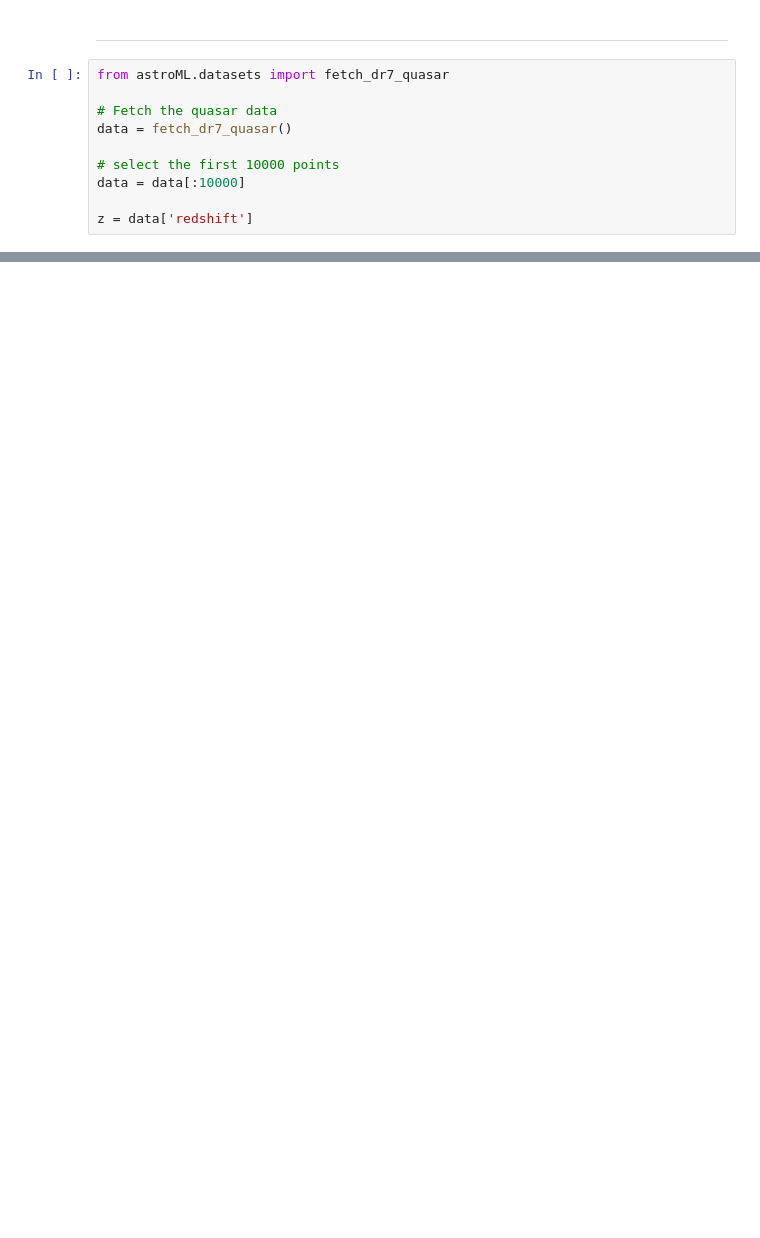
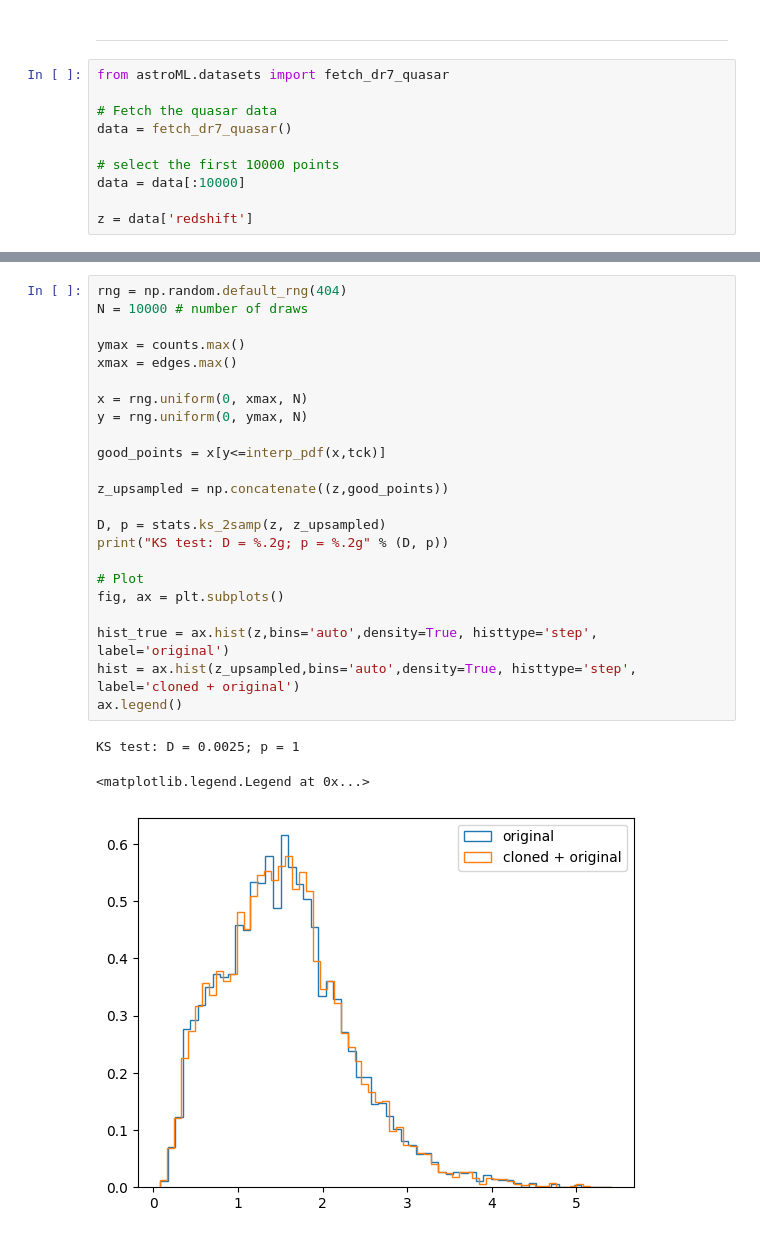
Before and after one commit to FraNob/astrostatistics_bicocca_2022, a Jupyter notebook: working/W05_quasars.ipynb, the cells around one changed output, grey strips where cells are left out. Drawn from its saved outputs; the diff is of its cells as text; blank space fills up the shorter version.

```diff
--- a/working/W05_quasars.ipynb
+++ b/working/W05_quasars.ipynb
@@ -28,0 +72,27 @@ z = data['redshift']
+# %%
+rng = np.random.default_rng(404)
+N = 10000 # number of draws
+
+ymax = counts.max()
+xmax = edges.max()
+
+x = rng.uniform(0, xmax, N)
+y = rng.uniform(0, ymax, N)
+
+good_points = x[y<=interp_pdf(x,tck)]
+
+z_upsampled = np.concatenate((z,good_points))
+
+D, p = stats.ks_2samp(z, z_upsampled)
+print("KS test: D = %.2g; p = %.2g" % (D, p))
+
+# Plot
+fig, ax = plt.subplots()
+
+hist_true = ax.hist(z,bins='auto',density=True, histtype='step', label='original')
+hist = ax.hist(z_upsampled,bins='auto',density=True, histtype='step', label='cloned + original')
+ax.legend()
+# %% [output]
+KS test: D = 0.0025; p = 1
+<matplotlib.legend.Legend at 0x...>
+[figure, added]
```
Also changed, not shown: parts of 12 cells of this notebook, 1 other file.
